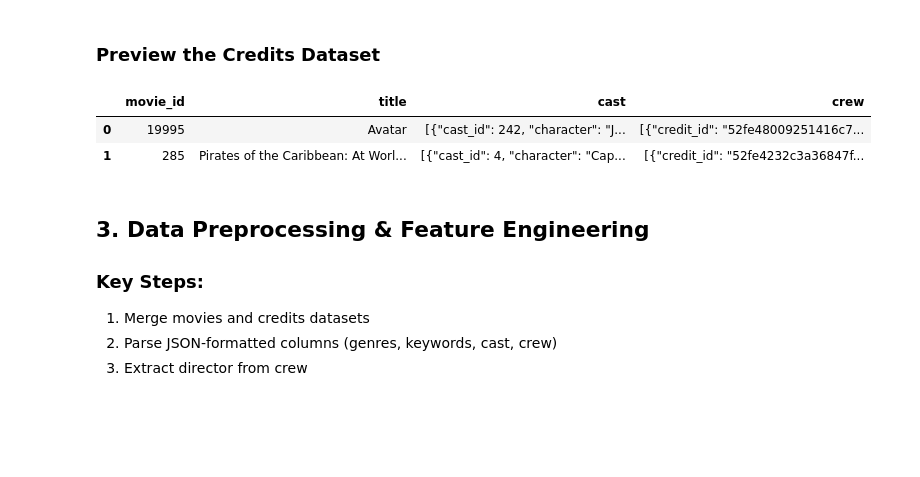
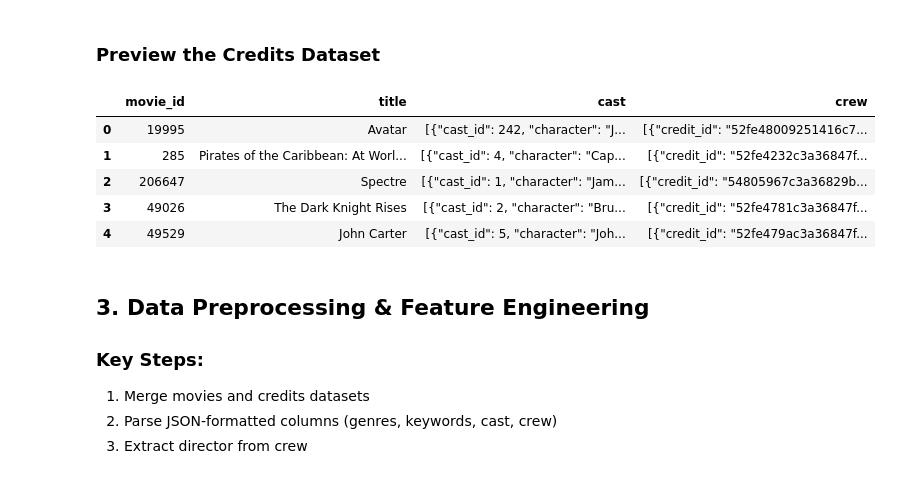
Before and after one commit to Selva-TS-cube/iitr, a Jupyter notebook: recommender/movie-recomendation.ipynb, the cells around one changed output. Saved outputs shown, nothing was run; the diff lists cells and outputs as text; code cells hidden in the pictures; blank space fills up the shorter version.

```diff
--- a/recommender/movie-recomendation.ipynb
+++ b/recommender/movie-recomendation.ipynb
@@ -63,11 +65,14 @@ movies_df.head(2)
 # %% [markdown]
 ### Preview the Credits Dataset
 # %%
-credits_df.head(2)
+credits_df.head(5)
 # %% [output]
 |  | movie_id | title | cast | crew |
 | 0 | 19995 | Avatar | [{"cast_id": 242, "character": "J... | [{"credit_id": "52fe48009251416c7... |
 | 1 | 285 | Pirates of the Caribbean: At Worl... | [{"cast_id": 4, "character": "Cap... | [{"credit_id": "52fe4232c3a36847f... |
+| 2 | 206647 | Spectre | [{"cast_id": 1, "character": "Jam... | [{"credit_id": "54805967c3a36829b... |
+| 3 | 49026 | The Dark Knight Rises | [{"cast_id": 2, "character": "Bru... | [{"credit_id": "52fe4781c3a36847f... |
+| 4 | 49529 | John Carter | [{"cast_id": 5, "character": "Joh... | [{"credit_id": "52fe479ac3a36847f... |
 # %% [markdown]
 ## 3. Data Preprocessing & Feature Engineering
 
```
Also changed, not shown: parts of 7 cells of this notebook, 2 other files.
